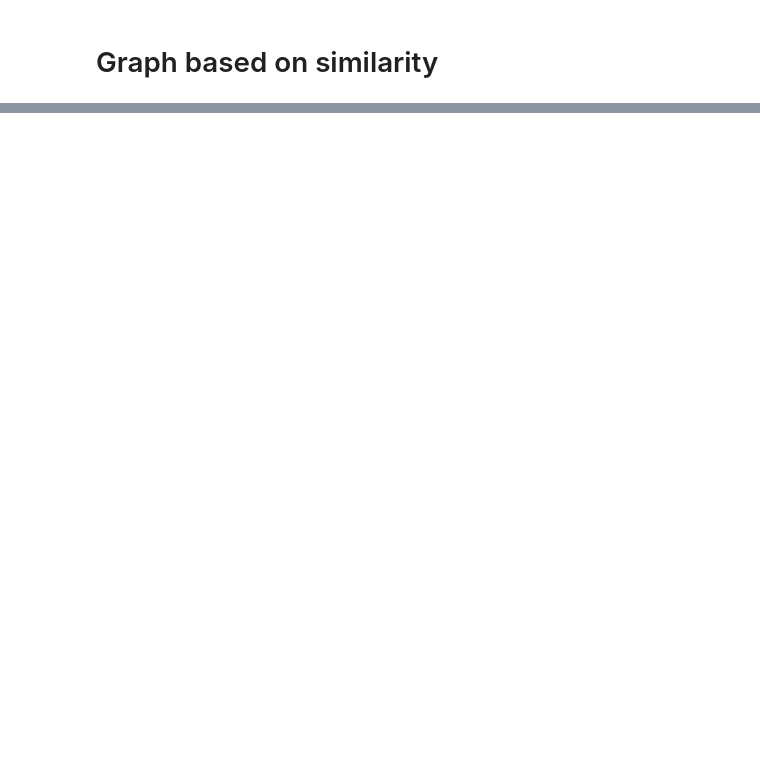
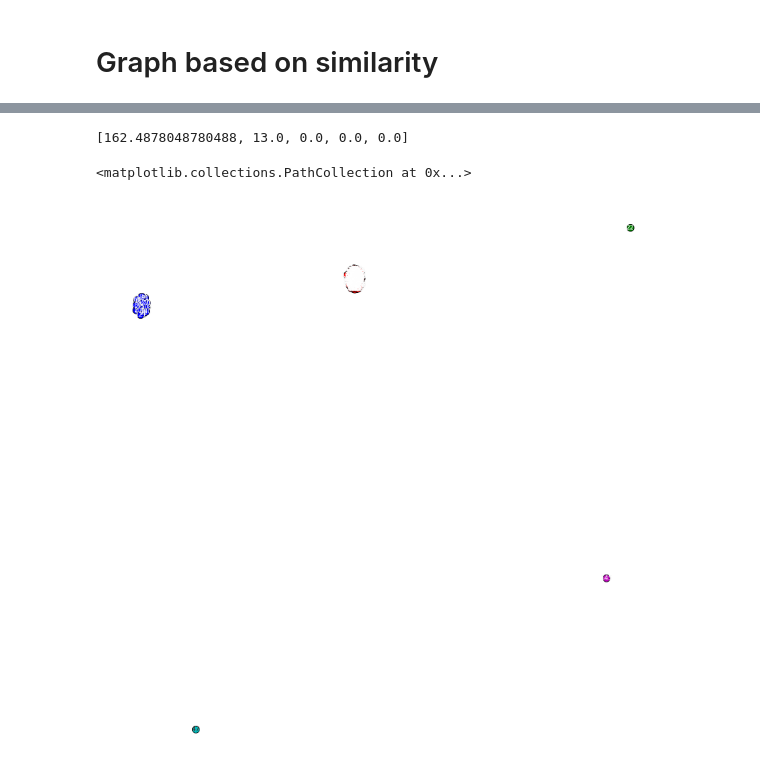
Before and after one commit to AndreaFrasson/SNA-project, a Jupyter notebook: preprocess-monthly.ipynb, the cells around one changed output, grey strips where cells are left out. Drawn from its saved outputs; the diff is of its cells as text; code cells hidden in the pictures; blank space fills up the shorter version.

```diff
--- a/preprocess-monthly.ipynb
+++ b/preprocess-monthly.ipynb
@@ -197,0 +177,2 @@ print(len(graph.nodes), len(graph.edges))
+# %%
+louvain = algorithms.louvain(graph)
@@ -197,0 +199,12 @@ print(len(graph.nodes), len(graph.edges))
+# %%
+louvain.average_internal_degree(summary=False)
+# %% [output]
+[162.4878048780488, 13.0, 0.0, 0.0, 0.0]
+# %%
+from cdlib import viz
+
+pos = nx.spring_layout(graph)
+viz.plot_network_clusters(graph, louvain, pos, figsize=(20, 20), plot_labels=True)
+# %% [output]
+<matplotlib.collections.PathCollection at 0x...>
+[figure, added]
```
Also changed, not shown: parts of 22 cells of this notebook.
